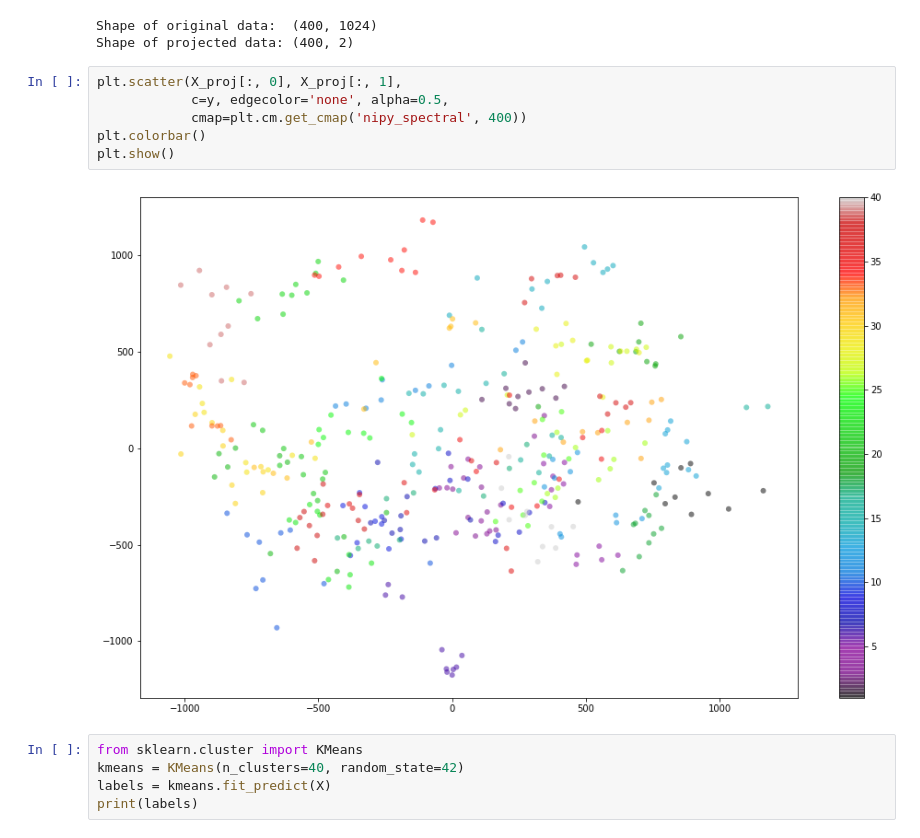
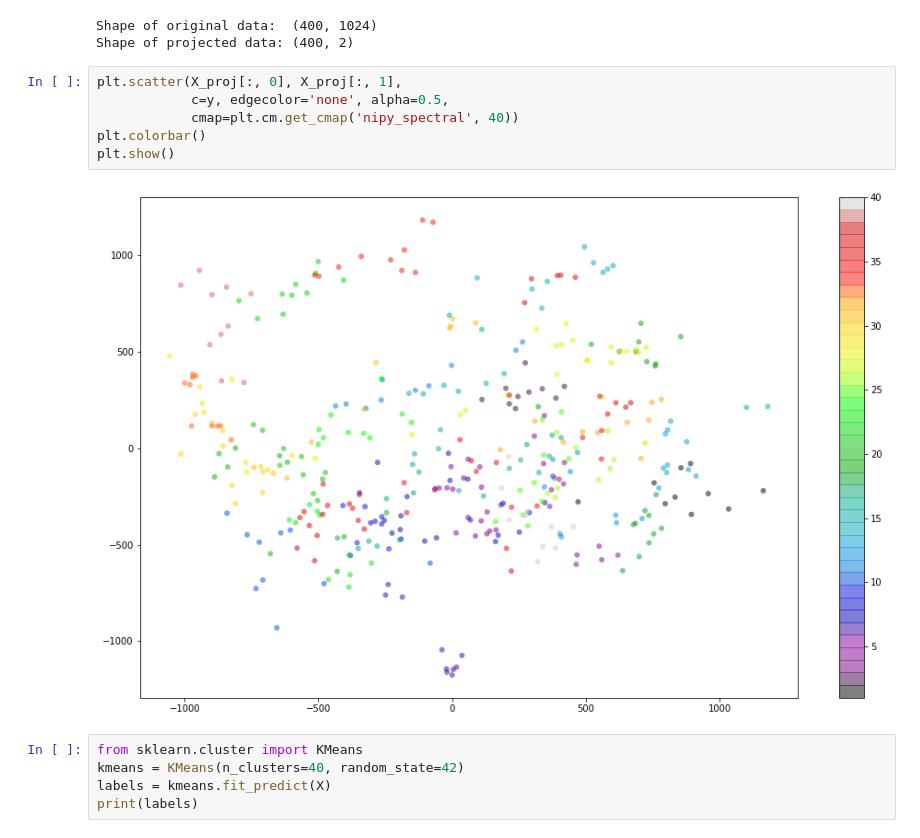
Before and after one commit to raffidil/data-mining-projects, a Jupyter notebook: k_means_practice/HW4.ipynb, the cells around one changed output. Cells and saved outputs as stored; diff of their text form.

Commit message:
some plotting added

```diff
--- a/k_means_practice/HW4.ipynb
+++ b/k_means_practice/HW4.ipynb
@@ -111,11 +90,11 @@ Shape of projected data: (400, 2)
 # %%
 plt.scatter(X_proj[:, 0], X_proj[:, 1],
             c=y, edgecolor='none', alpha=0.5,
-            cmap=plt.cm.get_cmap('nipy_spectral', 400))
+            cmap=plt.cm.get_cmap('nipy_spectral', 40))
 plt.colorbar()
 plt.show()
 # %% [output]
-[figure, old version]
+[figure, new version]
 # %%
 from sklearn.cluster import KMeans
 kmeans = KMeans(n_clusters=40, random_state=42)
```
Also changed, not shown: parts of 4 cells of this notebook.
